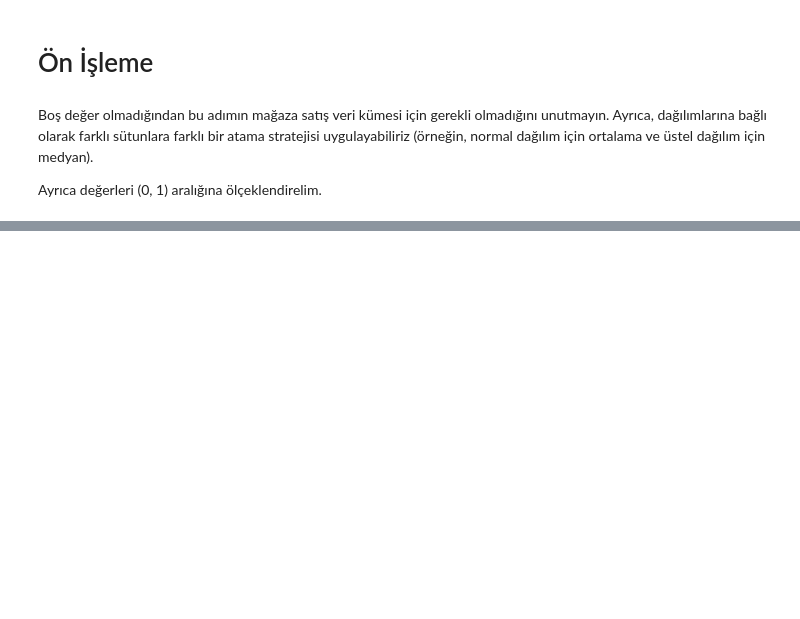
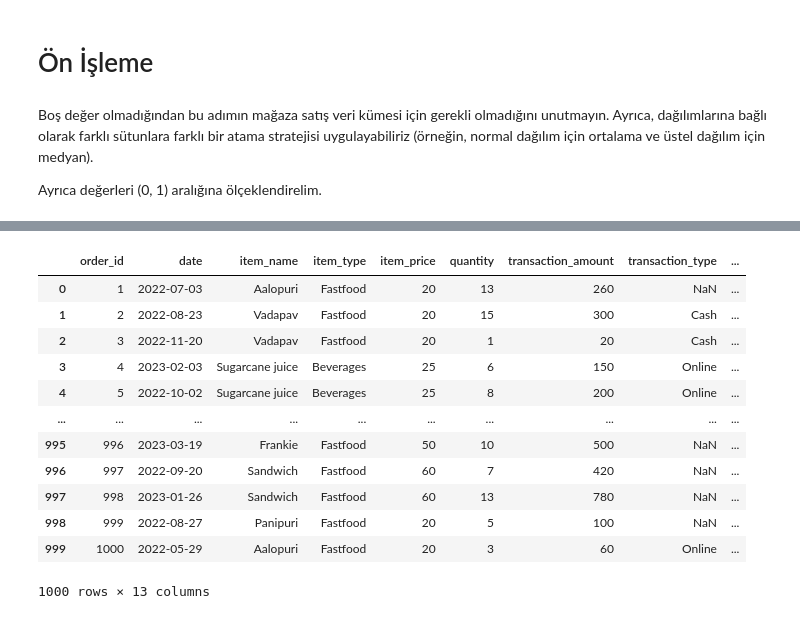
Before and after one commit to ismailcankaratas/RestaurantSalesReport, a Jupyter notebook: app.ipynb, the cells around one changed output, grey strips where cells are left out. Saved outputs shown, nothing was run; the diff lists cells and outputs as text; code cells hidden in the pictures; blank space fills up the shorter version.

```diff
--- a/app.ipynb
+++ b/app.ipynb
@@ -188,0 +163,28 @@ df
+# %%
+# from sklearn import preprocessing
+
+# categorical_columns = ['item_name']
+# # Kategorik verileri one-hot encoding ile dönüştürme
+# enc = preprocessing.OneHotEncoder()
+# encoded_categorical_columns = enc.fit_transform(monthly_sales[categorical_columns])
+# encoded_feature_names = enc.get_feature_names_out(categorical_columns)
+# encoded_categorical_df = pd.DataFrame(encoded_categorical_columns.toarray(), columns=encoded_feature_names)
+
+# monthly_sales = monthly_sales.drop(categorical_columns, axis=1)
+# monthly_sales = pd.concat([monthly_sales, encoded_categorical_df], axis=1)
+# monthly_sales
+df
+# %% [output]
+|  | order_id | date | item_name | item_type | item_price | quantity | transaction_amount | transaction_type | ... |
+| 0 | 1 | 2022-07-03 | Aalopuri | Fastfood | 20 | 13 | 260 | NaN | ... |
+| 1 | 2 | 2022-08-23 | Vadapav | Fastfood | 20 | 15 | 300 | Cash | ... |
+| 2 | 3 | 2022-11-20 | Vadapav | Fastfood | 20 | 1 | 20 | Cash | ... |
+| 3 | 4 | 2023-02-03 | Sugarcane juice | Beverages | 25 | 6 | 150 | Online | ... |
+| 4 | 5 | 2022-10-02 | Sugarcane juice | Beverages | 25 | 8 | 200 | Online | ... |
+| ... | ... | ... | ... | ... | ... | ... | ... | ... | ... |
+| 995 | 996 | 2023-03-19 | Frankie | Fastfood | 50 | 10 | 500 | NaN | ... |
+| 996 | 997 | 2022-09-20 | Sandwich | Fastfood | 60 | 7 | 420 | NaN | ... |
+| 997 | 998 | 2023-01-26 | Sandwich | Fastfood | 60 | 13 | 780 | NaN | ... |
+| 998 | 999 | 2022-08-27 | Panipuri | Fastfood | 20 | 5 | 100 | NaN | ... |
+| 999 | 1000 | 2022-05-29 | Aalopuri | Fastfood | 20 | 3 | 60 | Online | ... |
+1000 rows × 13 columns
```
Also changed, not shown: parts of 15 cells of this notebook.
